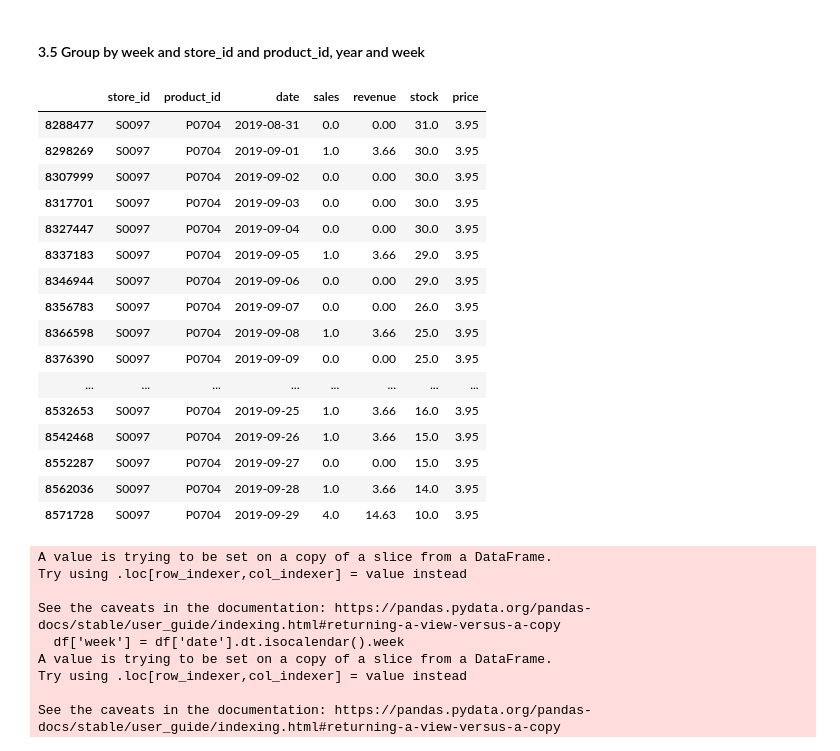
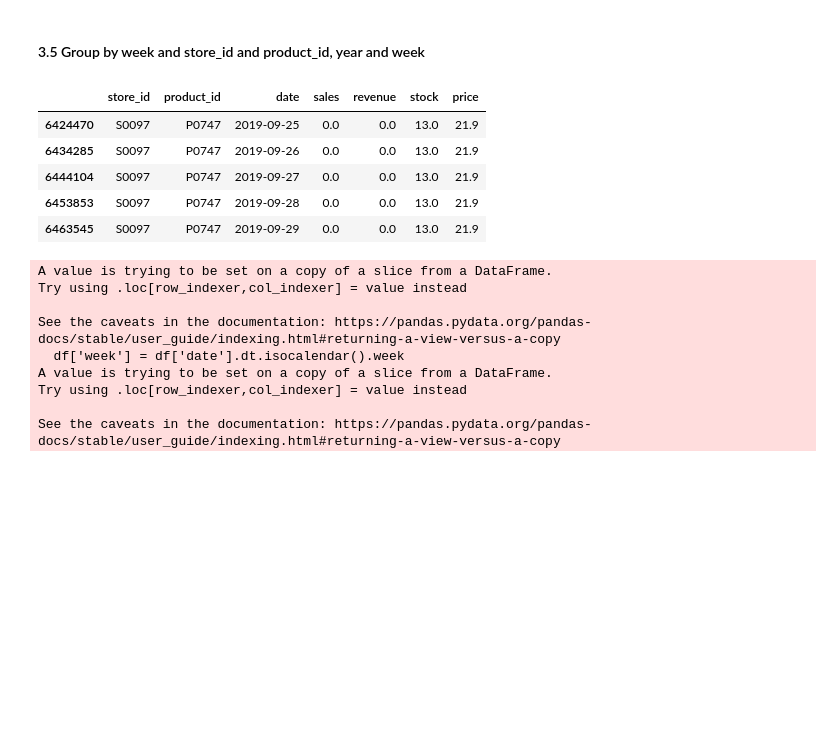
Before and after one commit to yurimfreitas/ProjectII, a Jupyter notebook: 4-DataTransforming.ipynb, the cells around one changed output. Cells and saved outputs as stored; diff of their text form; code cells hidden in the pictures; blank space fills up the shorter version.

```diff
--- a/4-DataTransforming.ipynb
+++ b/4-DataTransforming.ipynb
@@ -248,25 +248,14 @@ df_sales_filtered_last_6_month = df_sales_filtered[df_sales_filtered['date'] > d
 # %% [markdown]
 #### 3.5 Group by week and store_id and product_id, year and week
 # %%
-df_sales_filtered_all[(df_sales_filtered_all['store_id'] == 'S0097') & (df_sales_filtered_all['product_id'] == 'P0704')].tail(30)
+df_sales_filtered_all[(df_sales_filtered_all['store_id'] == 'S0097') & (df_sales_filtered_all['product_id'] == 'P0747')].tail(5)
 # %% [output]
 |  | store_id | product_id | date | sales | revenue | stock | price |
-| 8288477 | S0097 | P0704 | 2019-08-31 | 0.0 | 0.00 | 31.0 | 3.95 |
-| 8298269 | S0097 | P0704 | 2019-09-01 | 1.0 | 3.66 | 30.0 | 3.95 |
-| 8307999 | S0097 | P0704 | 2019-09-02 | 0.0 | 0.00 | 30.0 | 3.95 |
-| 8317701 | S0097 | P0704 | 2019-09-03 | 0.0 | 0.00 | 30.0 | 3.95 |
-| 8327447 | S0097 | P0704 | 2019-09-04 | 0.0 | 0.00 | 30.0 | 3.95 |
-| 8337183 | S0097 | P0704 | 2019-09-05 | 1.0 | 3.66 | 29.0 | 3.95 |
-| 8346944 | S0097 | P0704 | 2019-09-06 | 0.0 | 0.00 | 29.0 | 3.95 |
-| 8356783 | S0097 | P0704 | 2019-09-07 | 0.0 | 0.00 | 26.0 | 3.95 |
-| 8366598 | S0097 | P0704 | 2019-09-08 | 1.0 | 3.66 | 25.0 | 3.95 |
-| 8376390 | S0097 | P0704 | 2019-09-09 | 0.0 | 0.00 | 25.0 | 3.95 |
-| ... | ... | ... | ... | ... | ... | ... | ... |
-| 8532653 | S0097 | P0704 | 2019-09-25 | 1.0 | 3.66 | 16.0 | 3.95 |
-| 8542468 | S0097 | P0704 | 2019-09-26 | 1.0 | 3.66 | 15.0 | 3.95 |
-| 8552287 | S0097 | P0704 | 2019-09-27 | 0.0 | 0.00 | 15.0 | 3.95 |
-| 8562036 | S0097 | P0704 | 2019-09-28 | 1.0 | 3.66 | 14.0 | 3.95 |
-| 8571728 | S0097 | P0704 | 2019-09-29 | 4.0 | 14.63 | 10.0 | 3.95 |
+| 6424470 | S0097 | P0747 | 2019-09-25 | 0.0 | 0.0 | 13.0 | 21.9 |
+| 6434285 | S0097 | P0747 | 2019-09-26 | 0.0 | 0.0 | 13.0 | 21.9 |
+| 6444104 | S0097 | P0747 | 2019-09-27 | 0.0 | 0.0 | 13.0 | 21.9 |
+| 6453853 | S0097 | P0747 | 2019-09-28 | 0.0 | 0.0 | 13.0 | 21.9 |
+| 6463545 | S0097 | P0747 | 2019-09-29 | 0.0 | 0.0 | 13.0 | 21.9 |
 # %%
 def process_sales_data(df):
 
```
Also changed, not shown: parts of 7 cells of this notebook, 2 other files.
